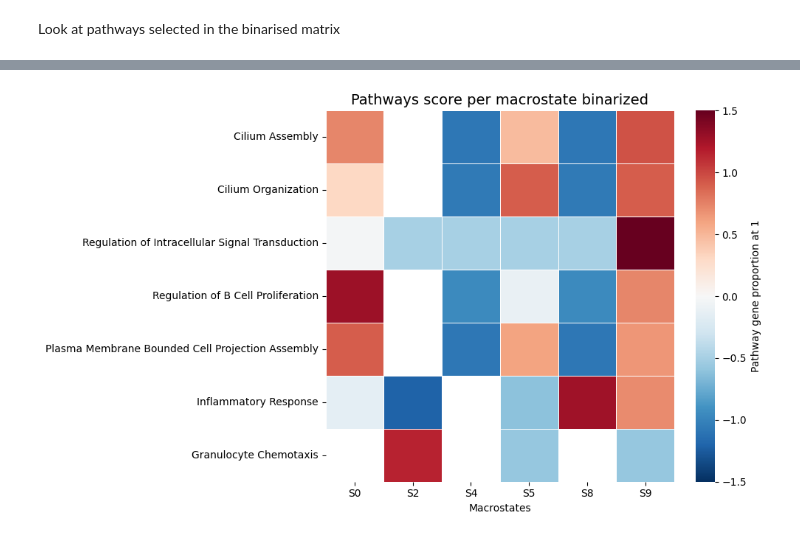
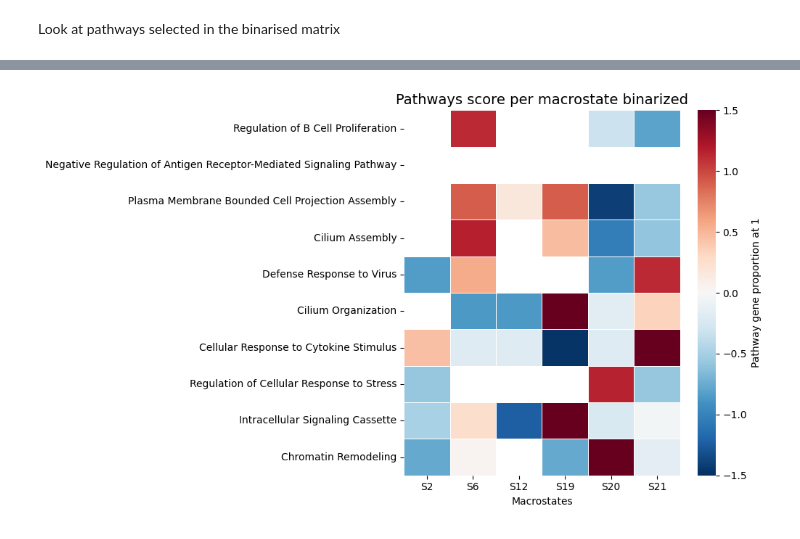
Before and after one commit to Augugustine/CITE-seq-analysis-CLL, a Jupyter notebook: 3- Boolean model/Binarization.ipynb, the cells around one changed output, grey strips where cells are left out. Drawn from its saved outputs; the diff is of its cells as text; code cells hidden in the pictures.

```diff
--- a/3- Boolean model/Binarization.ipynb
+++ b/3- Boolean model/Binarization.ipynb
@@ -6,7 +6,7 @@
 3) Evaluate the binarization result
 # %%
 # === PARAMETERS ===
-input_file = "/home/a.blanc-boekholt/Documents/Singlecell-R/Scripts/Matrix/cll_macro_stream.h5ad"
+input_file = "/home/a.blanc-boekholt/Documents/Singlecell-R/Scripts/Matrix/cll_macro_stream_25.h5ad"
 patient = "P2"
 output_directory = "/home/a.blanc-boekholt/Documents/Singlecell-R/Scripts/Plots"
 macrostates_computed="timepoint" # stream2 or timepoint
@@ -723,32 +724,32 @@ for name, genes in pathways.items():
     genes_present = [g for g in genes if g in binary_matrix.columns]
     if len(genes_present) == 0:
         # pathway empthy
         scores[name] = pd.Series(np.nan, index=binary_matrix.index, dtype=float)
         continue
 
     mat = binary_matrix.loc[:, genes_present]
 
     num = (mat == 1).sum(axis=1)          # number of genes activated (=1) per macrostates
     den = mat.notna().sum(axis=1)         # number of 0 or 1, not NA
     score = num / den                     # if den > 0, else NaN
     #score = num / len(genes_present)
 
     scores[name] = score
 
 
 scores_df = pd.DataFrame(scores)
-order = ["S0", "S2", "S4", "S5", "S8","S9"]
+order = ["S2", "S6", "S12", "S19", "S20","S21"]
 scores_df = scores_df.loc[order]
 scores_df_z = scores_df.apply(lambda x: (x - x.mean()) / x.std(), axis=0)
 scores_df_z = scores_df_z.T
 
 #Plot
 plt.figure(figsize=(10, 6))
 sns.heatmap(scores_df_z,cmap="RdBu_r",annot=False, linewidths=0.5, center=0,fmt=".2f",vmin=-1.5, vmax=1.5,cbar_kws={"label": "Pathway gene proportion at 1"})
 plt.title("Pathways score per macrostate binarized", fontsize=14)
 plt.xlabel("Macrostates")
 plt.tight_layout()
 plt.savefig(f"{output_directory}/pathways_macrostates_percent_binarized.png", dpi=300, bbox_inches="tight")
 plt.show()
 # %% [output]
-[figure, old version]
+[figure, new version]
```
Also changed, not shown: parts of 5 cells of this notebook, 1 other file.
